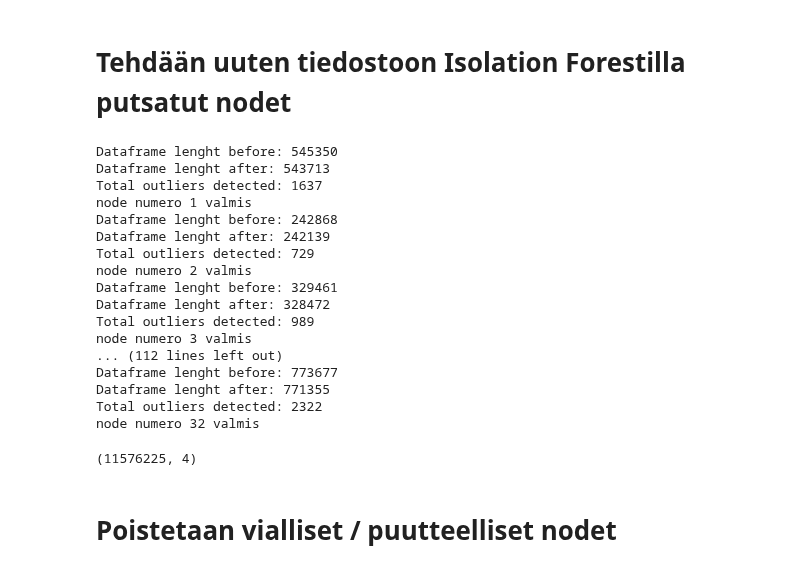
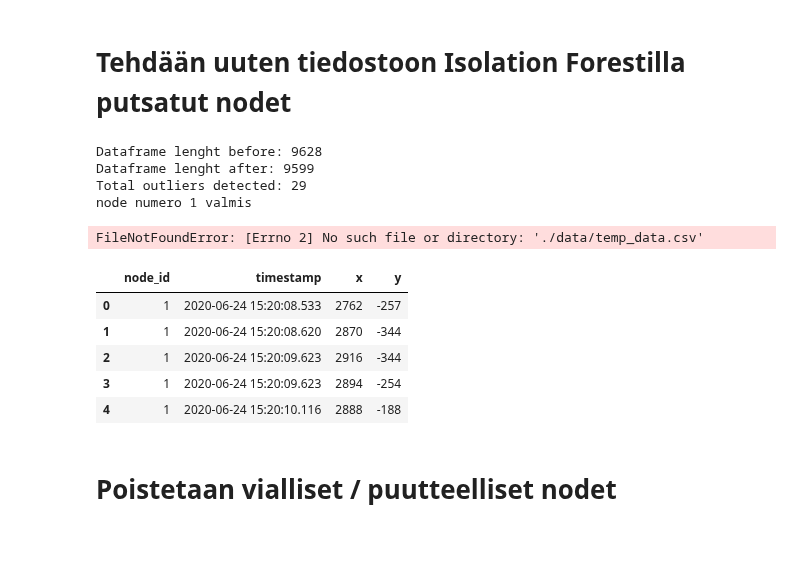
Before and after one commit to Erik-Eki/Project-2-machine-learning-applications, a Jupyter notebook: main.ipynb, the cells around one changed output. Saved outputs shown, nothing was run; the diff lists cells and outputs as text; code cells hidden in the pictures; blank space fills up the shorter version.

```diff
--- a/main.ipynb
+++ b/main.ipynb
@@ -77,34 +77,28 @@ df1.head(5)
 for i in range(32):
     df1_node = isolation_forest(df1, 0, .003, i+1)
     print('node numero', i+1, 'valmis')
-    df1_node = df1_node.drop(columns='index')
+
     if i == 0:
         df1_node.to_csv('./data/temp_data.csv', index=False)
     else:
         df1_node.to_csv('./data/temp_data.csv',mode='a', header=False, index=False)
 # %% [output]
-Dataframe lenght before: 545350
-Dataframe lenght after: 543713
-Total outliers detected: 1637
+Dataframe lenght before: 9628
+Dataframe lenght after: 9599
+Total outliers detected: 29
 node numero 1 valmis
-Dataframe lenght before: 242868
-Dataframe lenght after: 242139
-Total outliers detected: 729
-node numero 2 valmis
-Dataframe lenght before: 329461
-Dataframe lenght after: 328472
-Total outliers detected: 989
-node numero 3 valmis
-... (112 lines left out)
-Dataframe lenght before: 773677
-Dataframe lenght after: 771355
-Total outliers detected: 2322
-node numero 32 valmis
+FileNotFoundError: [Errno 2] No such file or directory: './data/temp_data.csv'
 # %%
 df1 = pd.read_csv('./data/temp_data.csv')
-df1.shape
+df1 = df1.drop(columns='index')
+df1.head(5)
 # %% [output]
-(11576225, 4)
+|  | node_id | timestamp | x | y |
+| 0 | 1 | 2020-06-24 15:20:08.533 | 2762 | -257 |
+| 1 | 1 | 2020-06-24 15:20:08.620 | 2870 | -344 |
+| 2 | 1 | 2020-06-24 15:20:09.623 | 2916 | -344 |
+| 3 | 1 | 2020-06-24 15:20:09.623 | 2894 | -254 |
+| 4 | 1 | 2020-06-24 15:20:10.116 | 2888 | -188 |
 # %% [markdown]
 # Poistetaan vialliset / puutteelliset nodet
 # %%
```
Also changed, not shown: parts of 6 cells of this notebook.
